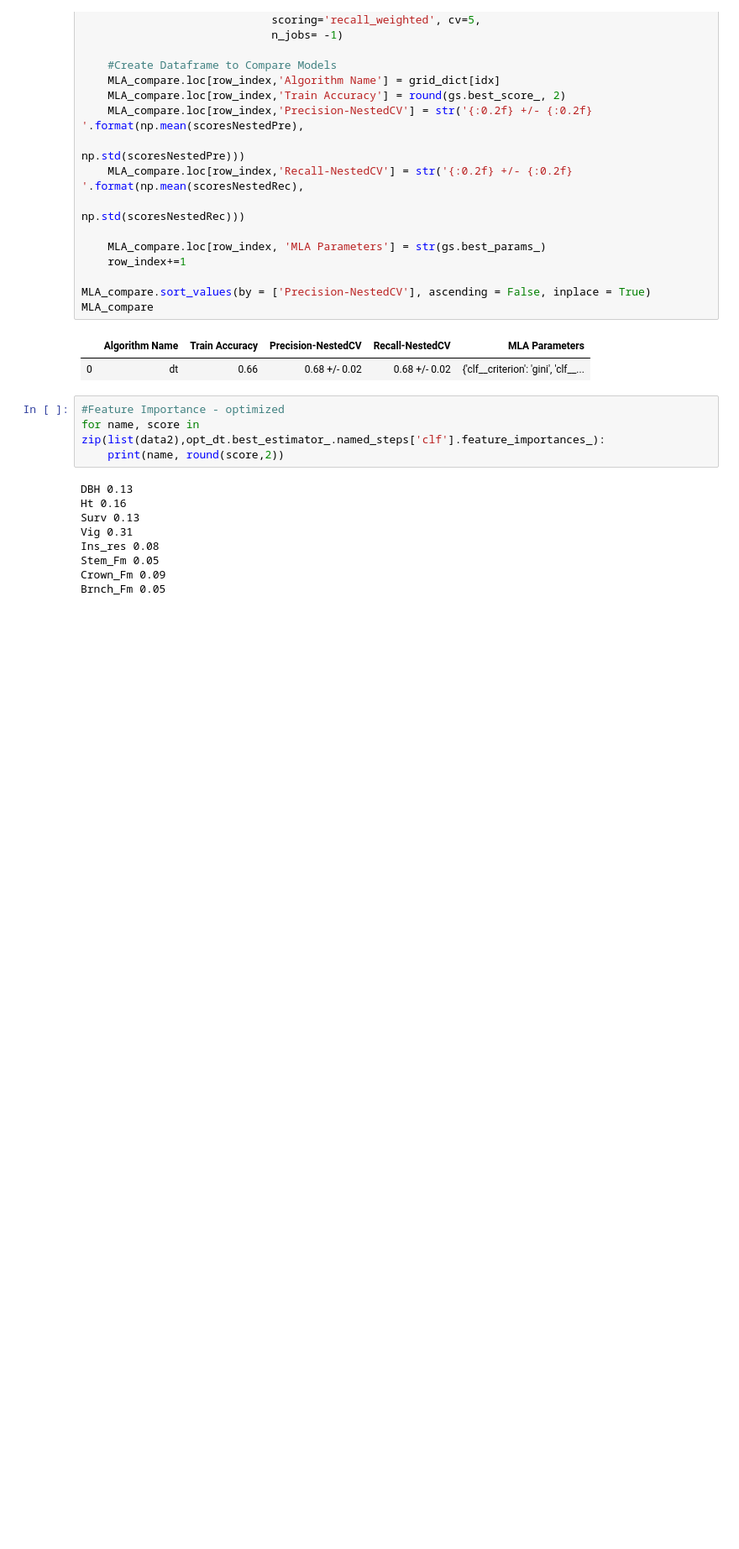
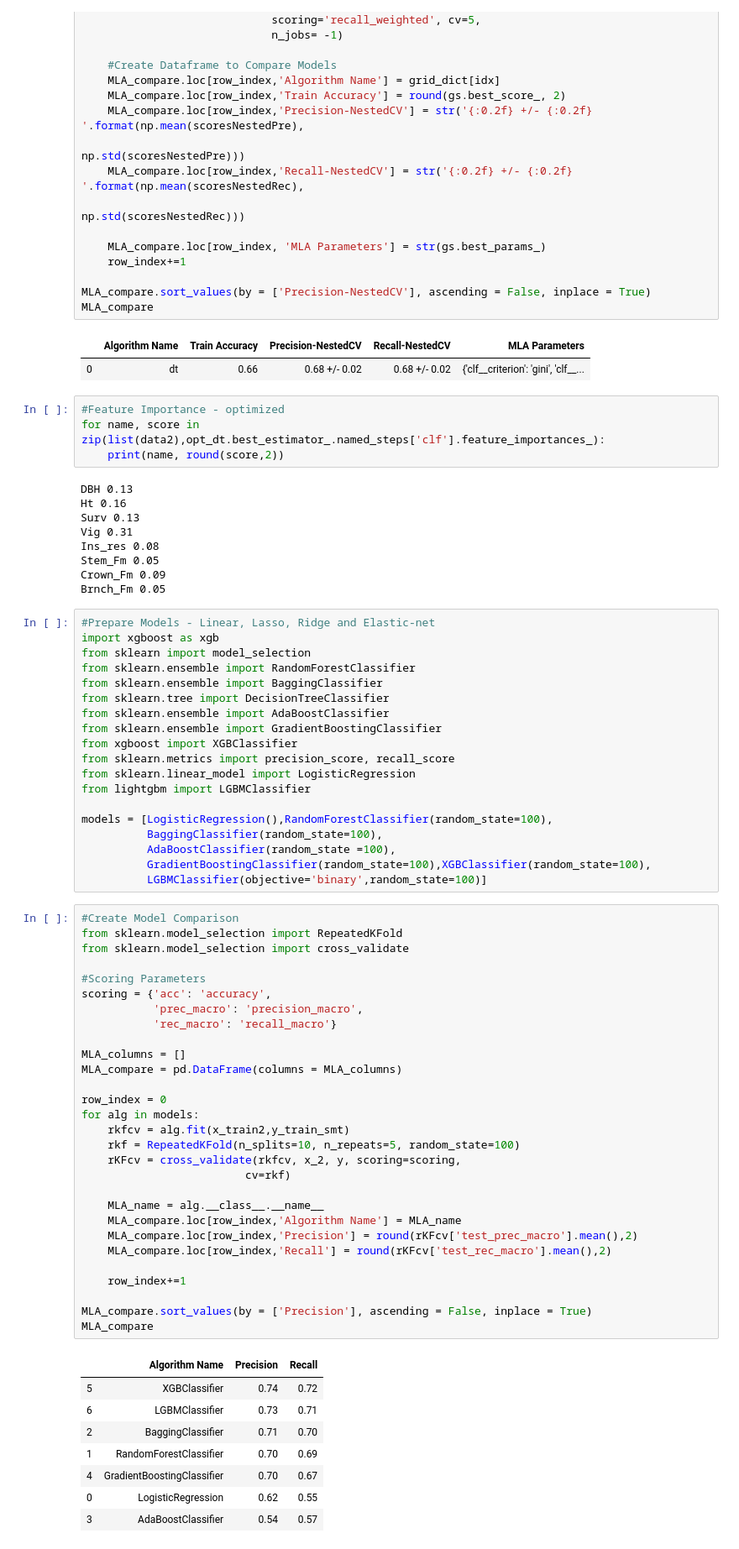
Before and after one commit to Sibin-Sibi/MedicalCannabis, a Jupyter notebook: Major_Project.ipynb, the cells around one changed output. Shown at 84% size. Cells and saved outputs as stored; diff of their text form; blank space fills up the shorter version.

Commit message:
Boosting Algorithm used

```diff
--- a/Major_Project.ipynb
+++ b/Major_Project.ipynb
@@ -244,3 +244,60 @@ Ins_res 0.08
 Stem_Fm 0.05
 Crown_Fm 0.09
 Brnch_Fm 0.05
+# %%
+#Prepare Models - Linear, Lasso, Ridge and Elastic-net
+import xgboost as xgb
+from sklearn import model_selection
+from sklearn.ensemble import RandomForestClassifier
+from sklearn.ensemble import BaggingClassifier
+from sklearn.tree import DecisionTreeClassifier
+from sklearn.ensemble import AdaBoostClassifier
+from sklearn.ensemble import GradientBoostingClassifier
+from xgboost import XGBClassifier
+from sklearn.metrics import precision_score, recall_score
+from sklearn.linear_model import LogisticRegression
+from lightgbm import LGBMClassifier
+
+models = [LogisticRegression(),RandomForestClassifier(random_state=100),
+          BaggingClassifier(random_state=100),
+          AdaBoostClassifier(random_state =100),
+          GradientBoostingClassifier(random_state=100),XGBClassifier(random_state=100),
+          LGBMClassifier(objective='binary',random_state=100)]
+# %%
+#Create Model Comparison
+from sklearn.model_selection import RepeatedKFold
+from sklearn.model_selection import cross_validate
+
+#Scoring Parameters
+scoring = {'acc': 'accuracy',
+           'prec_macro': 'precision_macro',
+           'rec_macro': 'recall_macro'}
+
+MLA_columns = []
+MLA_compare = pd.DataFrame(columns = MLA_columns)
+
+row_index = 0
+for alg in models:
+    rkfcv = alg.fit(x_train2,y_train_smt)
+    rkf = RepeatedKFold(n_splits=10, n_repeats=5, random_state=100)
+    rKFcv = cross_validate(rkfcv, x_2, y, scoring=scoring,
+                         cv=rkf)
+
+    MLA_name = alg.__class__.__name__
+    MLA_compare.loc[row_index,'Algorithm Name'] = MLA_name
+    MLA_compare.loc[row_index,'Precision'] = round(rKFcv['test_prec_macro'].mean(),2)
+    MLA_compare.loc[row_index,'Recall'] = round(rKFcv['test_rec_macro'].mean(),2)
+
+    row_index+=1
+
+MLA_compare.sort_values(by = ['Precision'], ascending = False, inplace = True)
+MLA_compare
+# %% [output]
+|  | Algorithm Name | Precision | Recall |
+| 5 | XGBClassifier | 0.74 | 0.72 |
+| 6 | LGBMClassifier | 0.73 | 0.71 |
+| 2 | BaggingClassifier | 0.71 | 0.70 |
+| 1 | RandomForestClassifier | 0.70 | 0.69 |
+| 4 | GradientBoostingClassifier | 0.70 | 0.67 |
+| 0 | LogisticRegression | 0.62 | 0.55 |
+| 3 | AdaBoostClassifier | 0.54 | 0.57 |
```
Also changed, not shown: parts of 1 cell of this notebook.
